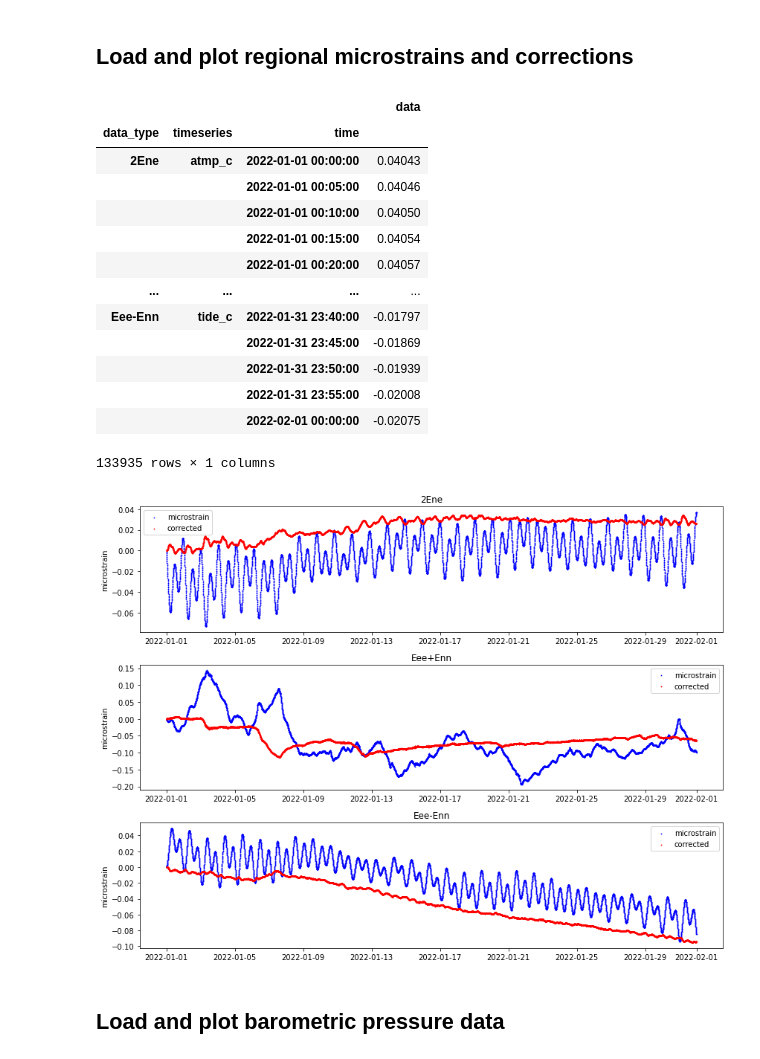
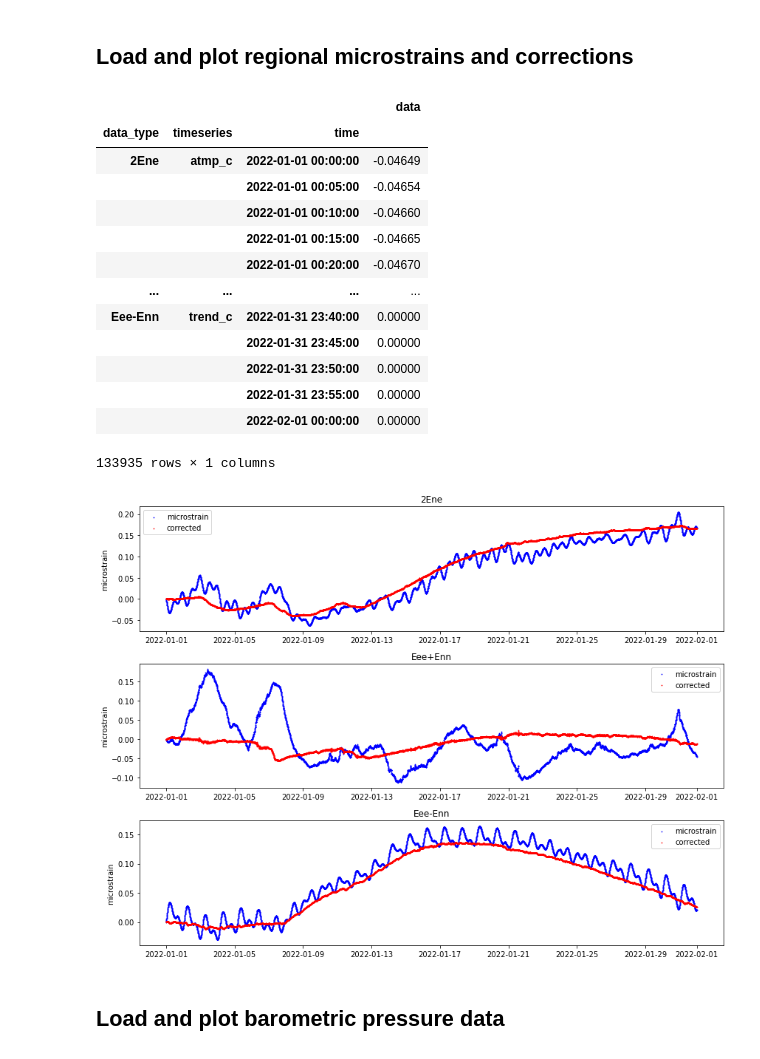
Before and after one commit to EarthScope/earthscopestraintools, a Jupyter notebook: load_level2_data_from_local_tdb_zip.ipynb, the cells around one changed output. Drawn from its saved outputs; the diff is of its cells as text; code cells hidden in the pictures.

```diff
--- a/load_level2_data_from_local_tdb_zip.ipynb
+++ b/load_level2_data_from_local_tdb_zip.ipynb
@@ -18,7 +18,7 @@ import matplotlib.axes as axes
 ## Prepare downloaded array by unzipping
 # %%
 #name of unzipped array
-uri = "arrays/PB_B007_level2_2019-01-01T00:00:00.tdb"
+uri = "arrays/PB_B005_level2_1640995200000.tdb"
 
 #name of zipped array
 filename = f"{uri}.zip"
@@ -120,13 +120,22 @@ Timeseries:
 # %% [markdown]
 ## Some functions
 # %%
-def load_level2_tdb(uri,
+def load_level2_tdb(uri:str,
                     data_types=None,
                     timeseries=None,
                     attrs=None,
-                    start=None,
-                    end=None):
+                    start: np.datetime64 = None,
+                    end: np.datetime64 = None):
     with tiledb.open(uri, 'r') as A:
+        #convert np.datetime64 to unix ms
+        if start:
+            start = start.astype('int')*1000
+        else:
+            start = A.nonempty_domain()[2][0]
+        if end:
+            end = end.astype('int')*1000
+        else:
+            end = A.nonempty_domain()[2][1]
 
         index_col = ['data_type', 'timeseries', 'time']
         dims = json.loads(A.meta['dimensions'])
@@ -142,14 +151,13 @@ def load_level2_tdb(uri,
             attrs = ['data', 'quality', 'level', 'version']
         else:
             attrs = [attrs] if isinstance(attrs, str) else attrs
-        if not start:
-            start = A.nonempty_domain()[2][0]
-        if not end:
-            end = A.nonempty_domain()[2][1]
+
 
         df = A.query(index_col=index_col, attrs=attrs).df[data_types,
                                                           timeseries,
                                                           start:end].sort_index()
+        #convert unix ms to pd.Timestamp
+        df.index = df.index.set_levels(pd.to_datetime(df.index.levels[2], unit='ms'), level=2)
     return df
 
 
@@ -373,31 +396,31 @@ plot_timeseries_subplots(df)
 # %%
 df = load_level2_tdb(uri,
                      data_types=['Eee+Enn','Eee-Enn','2Ene'],
-                     timeseries=['atmp_c', 'detrend_c', 'microstrain', 'offset_c', 'tide_c'],
+                     timeseries=['atmp_c', 'trend_c', 'microstrain', 'offset_c', 'tide_c'],
                      attrs="data",
                      start=np.datetime64("2022-01-01T00:00:00"),
                      end=np.datetime64("2022-02-01T00:00:00")
                     )
 display(df)
 
-corrections = ['tide_c','atmp_c','detrend_c','offset_c']
+corrections = ['tide_c','atmp_c','trend_c','offset_c']
 plot_data_type_subplots(df, corrections=corrections)
 # %% [output]
 |  |  |  | data |
 | data_type | timeseries | time |  |
-| 2Ene | atmp_c | 2022-01-01 00:00:00 | 0.04043 |
-|  |  | 2022-01-01 00:05:00 | 0.04046 |
-|  |  | 2022-01-01 00:10:00 | 0.04050 |
-|  |  | 2022-01-01 00:15:00 | 0.04054 |
-|  |  | 2022-01-01 00:20:00 | 0.04057 |
+| 2Ene | atmp_c | 2022-01-01 00:00:00 | -0.04649 |
+|  |  | 2022-01-01 00:05:00 | -0.04654 |
+|  |  | 2022-01-01 00:10:00 | -0.04660 |
+|  |  | 2022-01-01 00:15:00 | -0.04665 |
+|  |  | 2022-01-01 00:20:00 | -0.04670 |
 | ... | ... | ... | ... |
-| Eee-Enn | tide_c | 2022-01-31 23:40:00 | -0.01797 |
-|  |  | 2022-01-31 23:45:00 | -0.01869 |
-|  |  | 2022-01-31 23:50:00 | -0.01939 |
-|  |  | 2022-01-31 23:55:00 | -0.02008 |
-|  |  | 2022-02-01 00:00:00 | -0.02075 |
+| Eee-Enn | trend_c | 2022-01-31 23:40:00 | 0.00000 |
+|  |  | 2022-01-31 23:45:00 | 0.00000 |
+|  |  | 2022-01-31 23:50:00 | 0.00000 |
+|  |  | 2022-01-31 23:55:00 | 0.00000 |
+|  |  | 2022-02-01 00:00:00 | 0.00000 |
 133935 rows × 1 columns
-[figure, old version]
+[figure, new version]
 # %% [markdown]
 ## Load and plot barometric pressure data
 # %%
```
Also changed, not shown: parts of 23 cells of this notebook, 8 other files.
